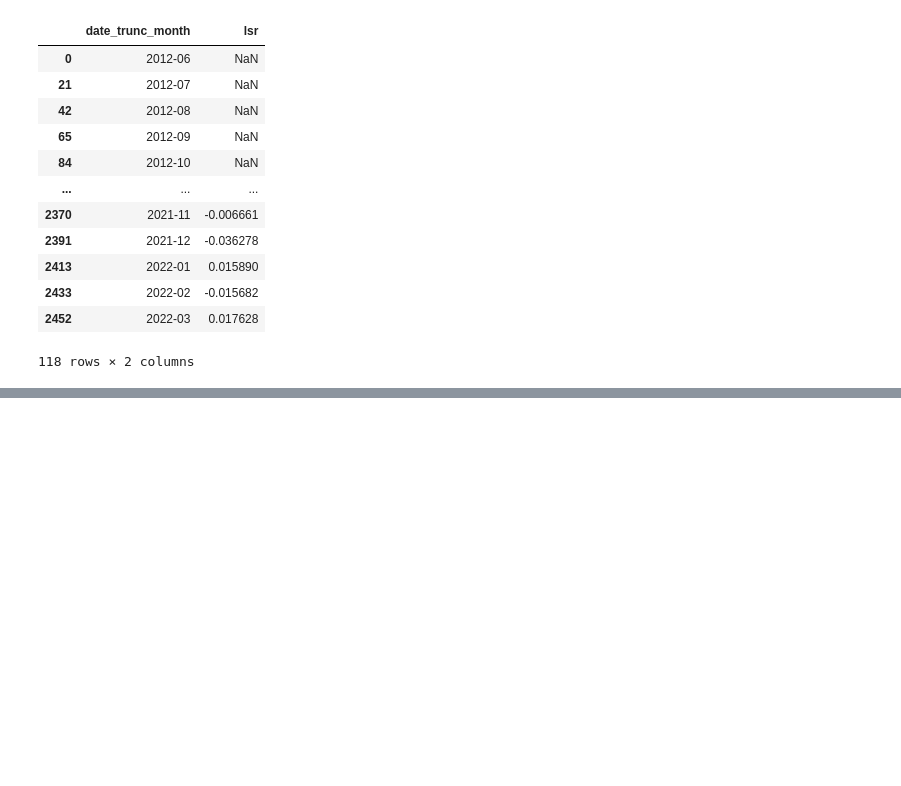
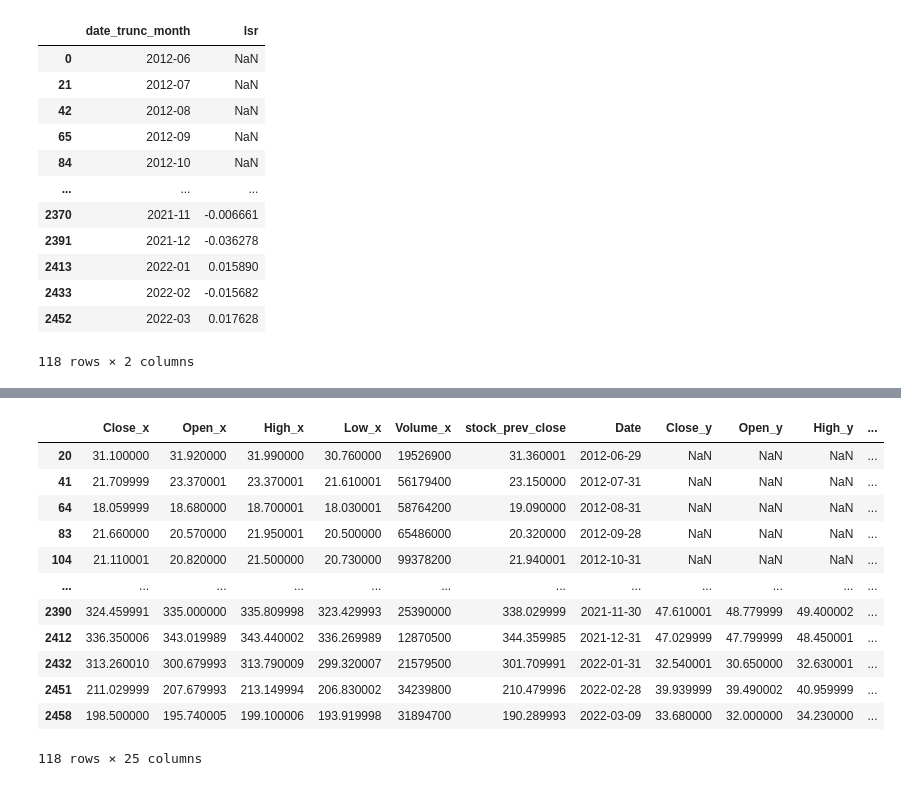
Before and after one commit to snowr/statarb_rw, a Jupyter notebook: pairs_trading.ipynb, the cells around one changed output, grey strips where cells are left out. Saved outputs shown, nothing was run; the diff lists cells and outputs as text; code cells hidden in the pictures; blank space fills up the shorter version.

```diff
--- a/pairs_trading.ipynb
+++ b/pairs_trading.ipynb
@@ -170 +173,17 @@ merged[(merged['is_start_of_month'] == True)][['date_trunc_month','lsr']].plot()
+# %%
+merged[merged['is_end_of_month'] == True]
+# %% [output]
+|  | Close_x | Open_x | High_x | Low_x | Volume_x | stock_prev_close | Date | Close_y | Open_y | High_y | ... |
+| 20 | 31.100000 | 31.920000 | 31.990000 | 30.760000 | 19526900 | 31.360001 | 2012-06-29 | NaN | NaN | NaN | ... |
+| 41 | 21.709999 | 23.370001 | 23.370001 | 21.610001 | 56179400 | 23.150000 | 2012-07-31 | NaN | NaN | NaN | ... |
+| 64 | 18.059999 | 18.680000 | 18.700001 | 18.030001 | 58764200 | 19.090000 | 2012-08-31 | NaN | NaN | NaN | ... |
+| 83 | 21.660000 | 20.570000 | 21.950001 | 20.500000 | 65486000 | 20.320000 | 2012-09-28 | NaN | NaN | NaN | ... |
+| 104 | 21.110001 | 20.820000 | 21.500000 | 20.730000 | 99378200 | 21.940001 | 2012-10-31 | NaN | NaN | NaN | ... |
+| ... | ... | ... | ... | ... | ... | ... | ... | ... | ... | ... | ... |
+| 2390 | 324.459991 | 335.000000 | 335.809998 | 323.429993 | 25390000 | 338.029999 | 2021-11-30 | 47.610001 | 48.779999 | 49.400002 | ... |
+| 2412 | 336.350006 | 343.019989 | 343.440002 | 336.269989 | 12870500 | 344.359985 | 2021-12-31 | 47.029999 | 47.799999 | 48.450001 | ... |
+| 2432 | 313.260010 | 300.679993 | 313.790009 | 299.320007 | 21579500 | 301.709991 | 2022-01-31 | 32.540001 | 30.650000 | 32.630001 | ... |
+| 2451 | 211.029999 | 207.679993 | 213.149994 | 206.830002 | 34239800 | 210.479996 | 2022-02-28 | 39.939999 | 39.490002 | 40.959999 | ... |
+| 2458 | 198.500000 | 195.740005 | 199.100006 | 193.919998 | 31894700 | 190.289993 | 2022-03-09 | 33.680000 | 32.000000 | 34.230000 | ... |
+118 rows × 25 columns
 # %%
```
Also changed, not shown: parts of 7 cells of this notebook.
